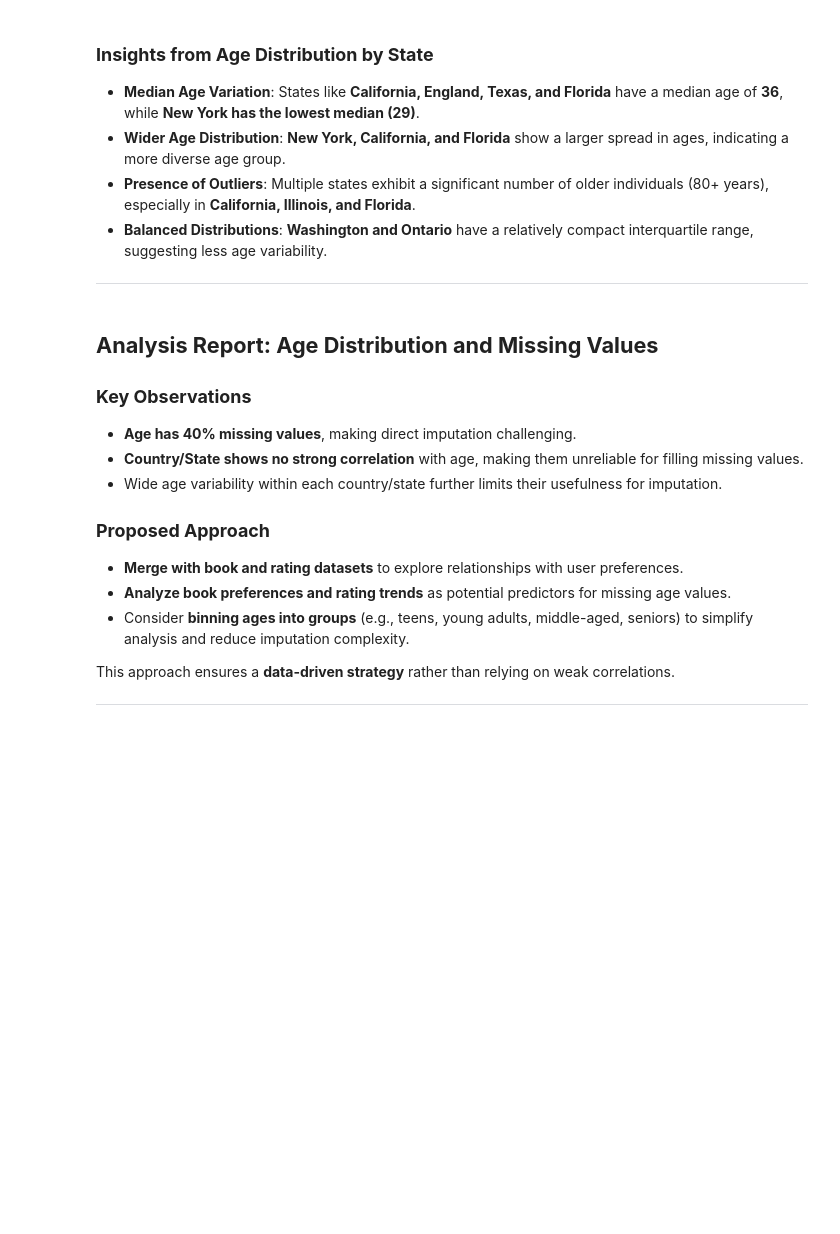
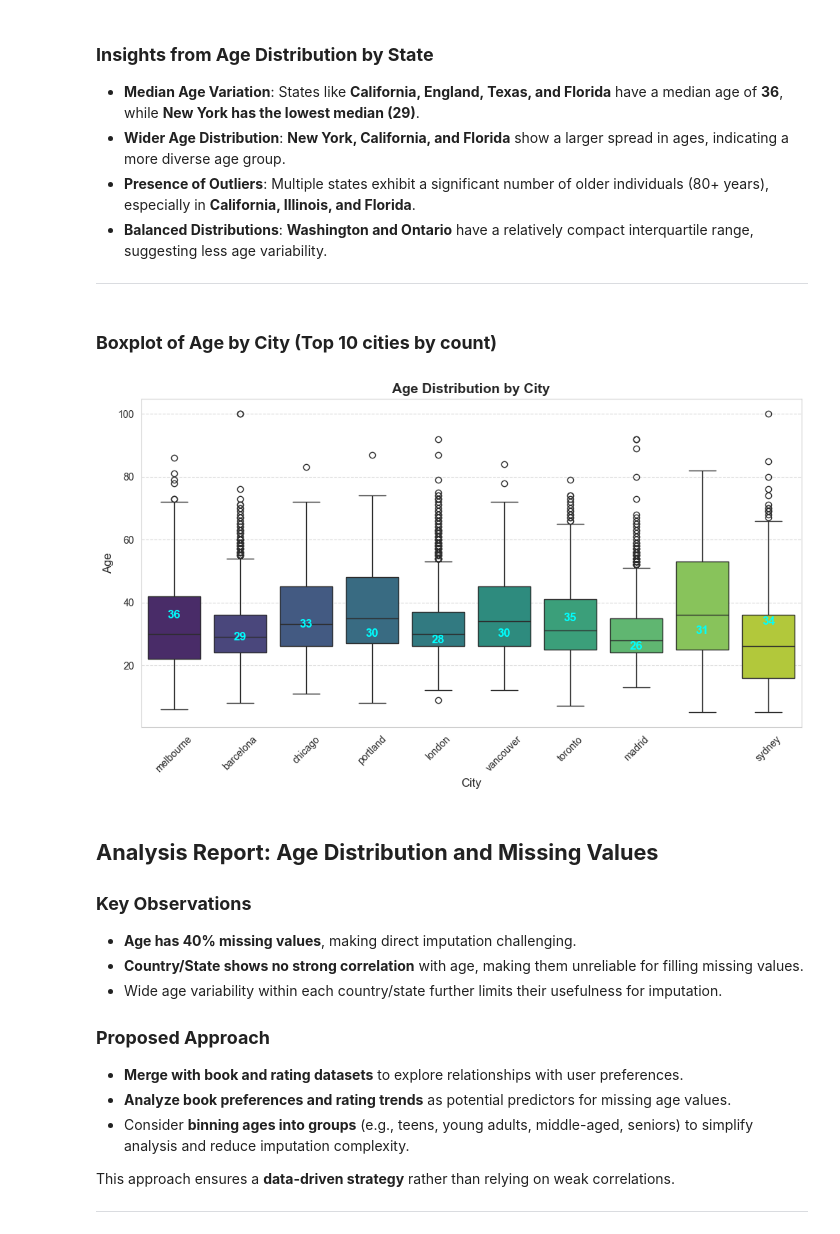
Before and after one commit to Ayush-dhabale/Books-Recommendation-System-, a Jupyter notebook: notebooks/datacleaning.ipynb, the cells around one changed output. Drawn from its saved outputs; the diff is of its cells as text; code cells hidden in the pictures; blank space fills up the shorter version.

Commit message:
data cleaning

```diff
--- a/notebooks/datacleaning.ipynb
+++ b/notebooks/datacleaning.ipynb
@@ -380,6 +380,47 @@ plot_age_distribution_by_state(df= df)
 - **Presence of Outliers**: Multiple states exhibit a significant number of older individuals (80+ years), especially in **California, Illinois, and Florida**.
 - **Balanced Distributions**: **Washington and Ontario** have a relatively compact interquartile range, suggesting less age variability.
 ---
+# %% [markdown]
+### **Boxplot of Age by City (Top 10 cities by count)**
+# %%
+# Boxplot of Age by city (Top 10 cities by count)
+def plot_age_distribution_by_city(df, top_n=10):
+    """
+    Plots a box plot of Age distribution for the top N countries.
+
+    Parameters:
+    df (DataFrame): The dataset containing 'Country' and 'Age' columns.
+    top_n (int): The number of top countries to display based on frequency.
+
+    Returns:
+    None
+    """
+    top_city = df['City'].value_counts().index[:top_n]
+    filtered_df = df[df['City'].isin(top_city)]
+
+    plt.figure(figsize=(12, 6))
+    sns.set_style("whitegrid")
+
+    ax = sns.boxplot(x="City", y="Age", data=filtered_df, palette="viridis")
+
+    #Displays median values on each box plot figure
+    medians = filtered_df.groupby(["City"])["Age"].median()
+    for i, median in enumerate(medians):
+        ax.text(i, median, f'{median:.0f}', horizontalalignment='center',
+                verticalalignment='center', fontdict={'size': 12, 'weight': 'bold'}, color='cyan')
+
+    plt.xticks(rotation=45, fontsize=10)
+    plt.yticks(fontsize=10)
+    plt.title("Age Distribution by City", fontsize=14, fontweight="bold")
+    plt.xlabel("City", fontsize=12)
+    plt.ylabel("Age", fontsize=12)
+    plt.grid(axis='y', linestyle='--', alpha=0.7)
+
+    plt.show()
+# %%
+plot_age_distribution_by_city(df= df)
+# %% [output]
+[figure, added]
 # %% [markdown]
 ## **Analysis Report: Age Distribution and Missing Values**
 
```
Also changed, not shown: parts of 20 cells of this notebook.
